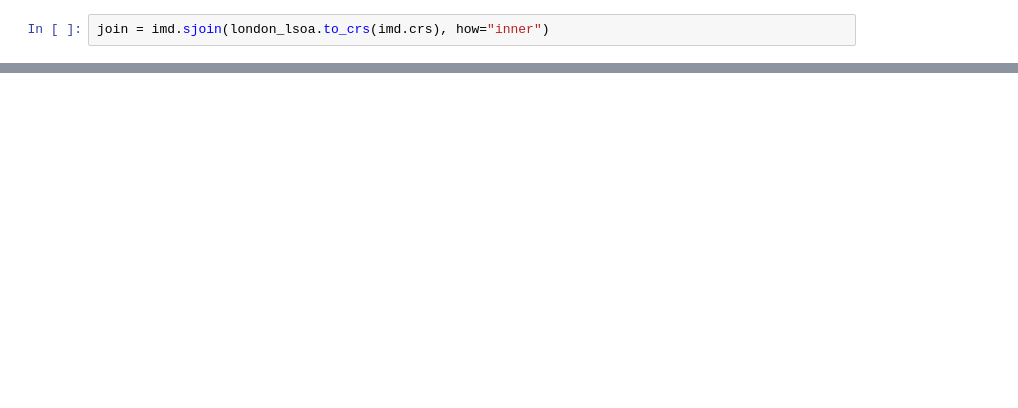
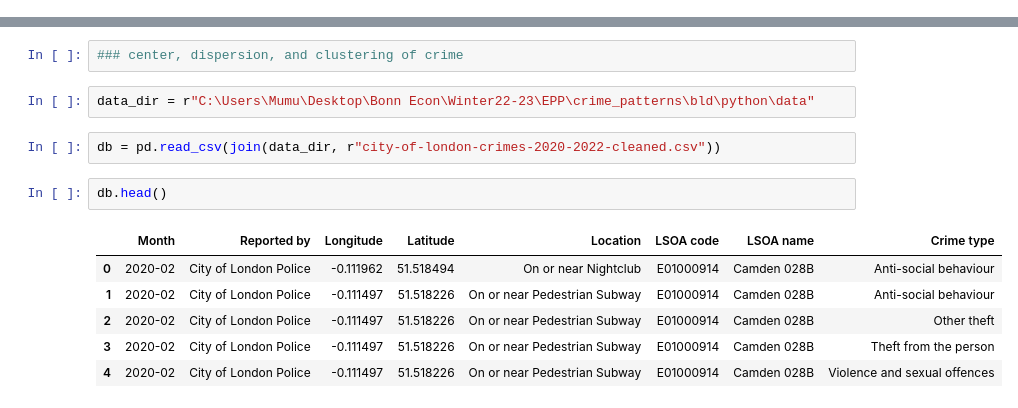
Before and after one commit to mushtary-mumu/crime_patterns, a Jupyter notebook: src/notebooks/point_pattern_analysis.ipynb, the cells around one changed output, grey strips where cells are left out. Cells and saved outputs as stored; diff of their text form; blank space fills up the shorter version.

```diff
--- a/src/notebooks/point_pattern_analysis.ipynb
+++ b/src/notebooks/point_pattern_analysis.ipynb
@@ -132,2 +0,0 @@ imd.plot(column="IMDScore", figsize=(height, width), legend=True)
-# %%
-join = imd.sjoin(london_lsoa.to_crs(imd.crs), how="inner")
@@ -170,0 +14,15 @@ cbar.ax.set_ylabel("Density (KDE)", rotation=270)
+# %%
+### center, dispersion, and clustering of crime
+# %%
+data_dir = r"C:\Users\Mumu\Desktop\Bonn Econ\Winter22-23\EPP\crime_patterns\bld\python\data"
+# %%
+db = pd.read_csv(join(data_dir, r"city-of-london-crimes-2020-2022-cleaned.csv"))
+# %%
+db.head()
+# %% [output]
+|  | Month | Reported by | Longitude | Latitude | Location | LSOA code | LSOA name | Crime type |
+| 0 | 2020-02 | City of London Police | -0.111962 | 51.518494 | On or near Nightclub | E01000914 | Camden 028B | Anti-social behaviour |
+| 1 | 2020-02 | City of London Police | -0.111497 | 51.518226 | On or near Pedestrian Subway | E01000914 | Camden 028B | Anti-social behaviour |
+| 2 | 2020-02 | City of London Police | -0.111497 | 51.518226 | On or near Pedestrian Subway | E01000914 | Camden 028B | Other theft |
+| 3 | 2020-02 | City of London Police | -0.111497 | 51.518226 | On or near Pedestrian Subway | E01000914 | Camden 028B | Theft from the person |
+| 4 | 2020-02 | City of London Police | -0.111497 | 51.518226 | On or near Pedestrian Subway | E01000914 | Camden 028B | Violence and sexual offences |
```
Also changed, not shown: parts of 37 cells of this notebook, 20 other files.
